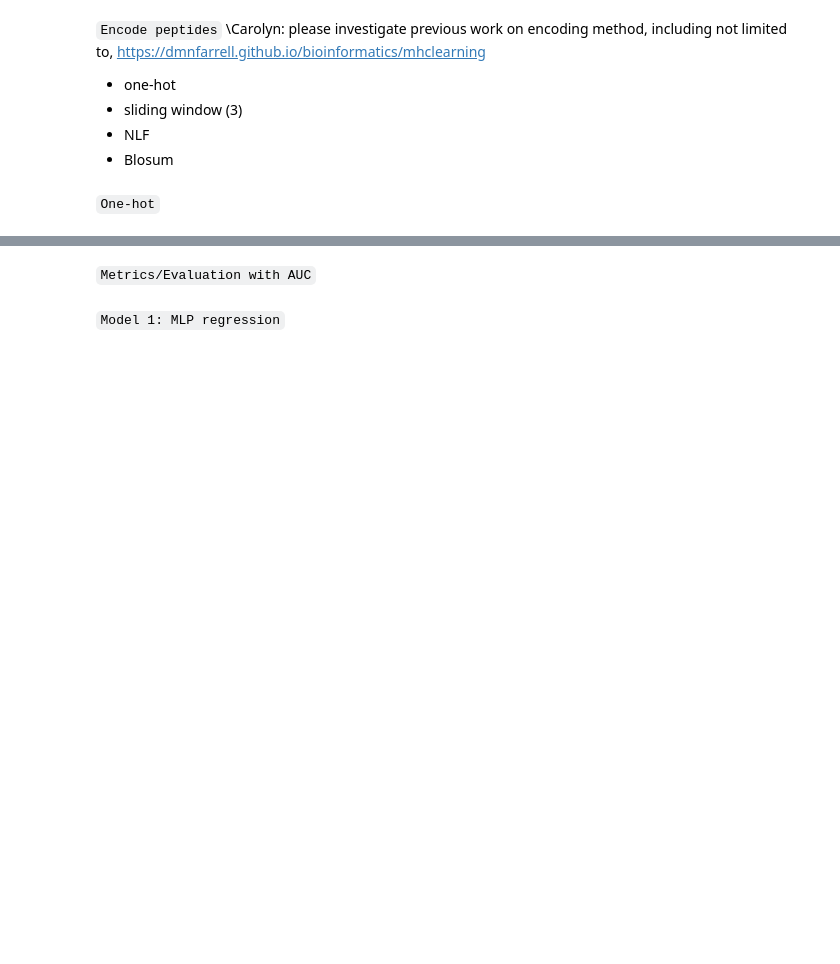
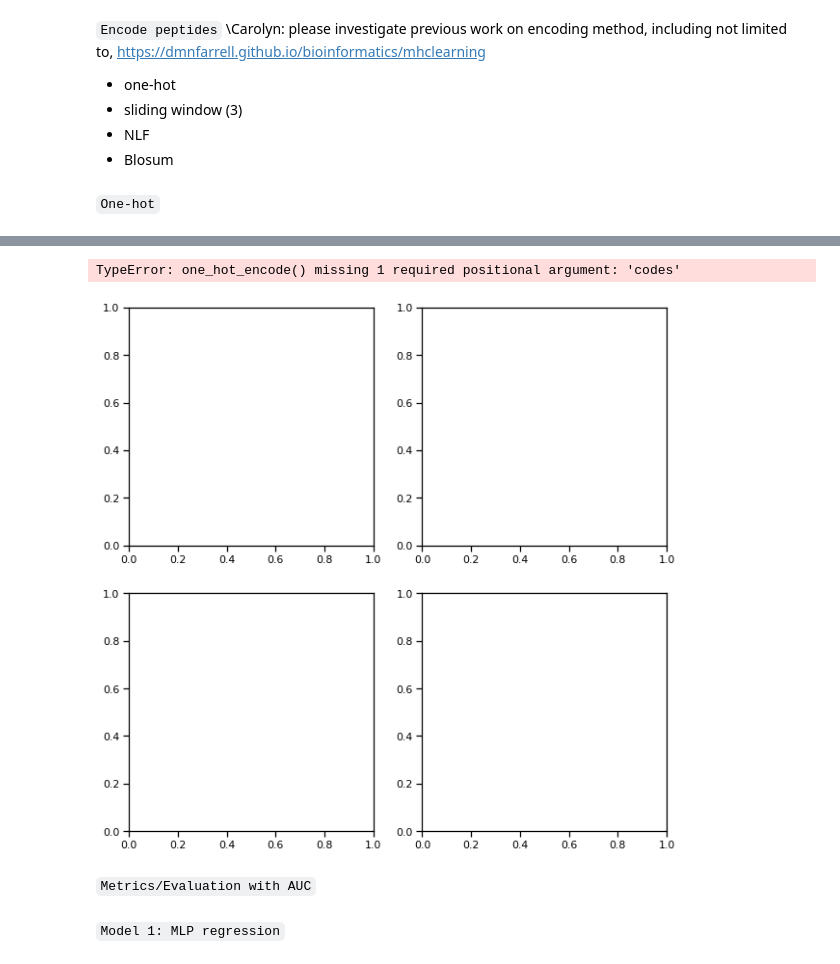
Before and after one commit to augustthedoodle/mhc_binding, a Jupyter notebook: mhc_experiment.ipynb, the cells around one changed output, grey strips where cells are left out. Drawn from its saved outputs; the diff is of its cells as text; code cells hidden in the pictures; blank space fills up the shorter version.

```diff
--- a/mhc_experiment.ipynb
+++ b/mhc_experiment.ipynb
@@ -96,2 +75,41 @@ Reshape your data either using array.reshape(-1, 1) if your data has a single fe
+# %%
+def auc_score(true,sc,cutoff=None):
+    if cutoff!=None:
+        true = (true<=cutoff).astype(int)
+        sc = (sc<=cutoff).astype(int)
+    fpr, tpr, thresholds = roc_curve(true, sc, pos_label=1)
+    r = auc(fpr, tpr)
+    return  r
+
+def MHC_MLPRegressor(X, y, encoder, ax):
+
+    reg = MLPRegressor(hidden_layer_sizes=(10), alpha=0.01, max_iter=10,
+                        activation='relu', solver='adam', random_state=2)
+    X = X.apply(lambda x: pd.Series(encoder(x)),1)
+    X_train, X_test, y_train, y_test = train_test_split(X, y, test_size=0.1)
+    reg.fit(X_train, y_train)
+    y_pred = reg.predict(X_test)
+    x=pd.DataFrame(np.column_stack([y_test,y_pred]),columns=['test','predicted'])
+    x.plot('test','predicted',kind='scatter',s=20,ax=ax)
+    ax.plot((0,1), (0,1), ls="--", lw=2, c=".2")
+    ax.set_xlim((0,1));  ax.set_ylim((0,1))
+    ax.set_title(encoder.__name__)
+    auc = auc_score(y_test,y_pred,cutoff=.426)
+    ax.text(.1,.9,'auc=%s' %round(auc,2))
+    sns.despine()
+# %%
+train_csv = pd.read_csv("dataset/mhc_train.csv")
+
+sns.set_context('notebook')
+encs=[one_hot_encode]
+fig,axs=plt.subplots(2,2,figsize=(10,10))
+axs=axs.flat
+i=0
+for enc in encs:
+    MHC_MLPRegressor(train_csv['sequence'],train_csv['meas'], enc,ax=axs[i])
+    i+=1
+# %% [output]
+TypeError: one_hot_encode() missing 1 required positional argument: 'codes'
+[figure, added]
 # %% [markdown]
 `Metrics/Evaluation with AUC`
```
Also changed, not shown: parts of 5 cells of this notebook.
